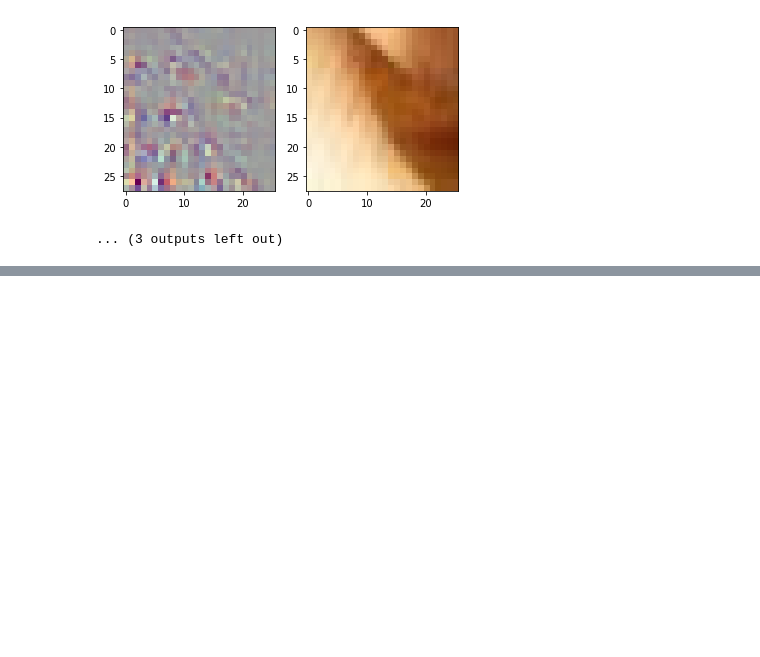
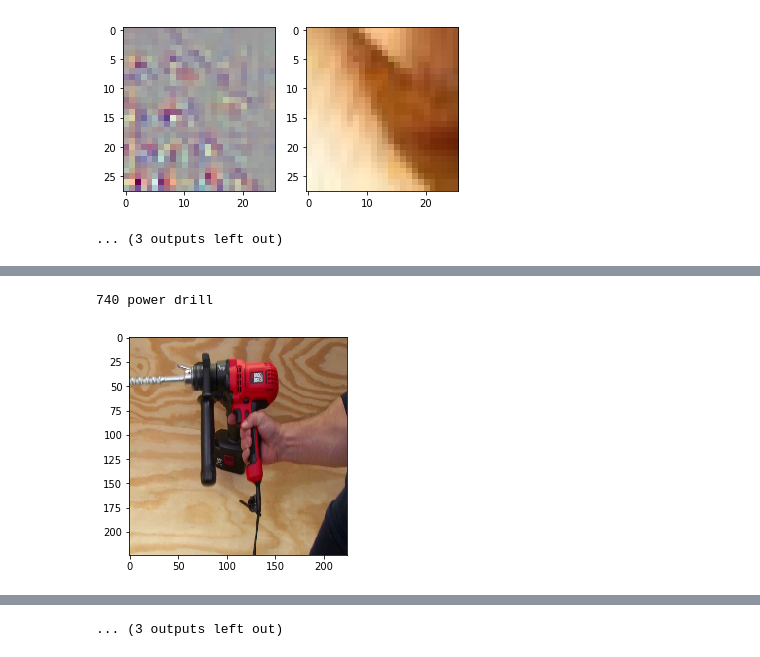
Before and after one commit to Hsue66/DeepLearningStudy, a Jupyter notebook: Deconv/Deconvolution-Complete.ipynb, the cells around one changed output, grey strips where cells are left out. Saved outputs shown, nothing was run; the diff lists cells and outputs as text; code cells hidden in the pictures; blank space fills up the shorter version.

```diff
--- a/Deconv/Deconvolution-Complete.ipynb
+++ b/Deconv/Deconvolution-Complete.ipynb
@@ -201,3 +201,21 @@ for i,layer in enumerate(convLayer_idx):
 [figure]
 [figure]
 ... (3 outputs left out)
+# %%
+ori_img, output = convImage('../data/deconv/powerdrill.jpg')
+plt.figure(0)
+plt.imshow(ori_img)
+idx = torch.argmax(output[0]).item()
+print(idx, imagenet_label.label[idx])
+
+for i,layer in enumerate(convLayer_idx):
+    plt.figure(i+1)
+    deconv_output = layerDeconv(layer,vgg16,vgg16deconv)
+    deconv, original = visualize(deconv_output,ori_img)
+    plt.subplot(1, 2, 1)
+    plt.imshow((deconv*255).astype(np.uint8))
+    plt.subplot(1, 2, 2)
+    plt.imshow(original)
+# %% [output]
+740 power drill
+[figure, added]
@@ -203,0 +232 @@ for i,layer in enumerate(convLayer_idx):
+... (3 outputs left out)
```
Also changed, not shown: parts of 3 cells of this notebook.
